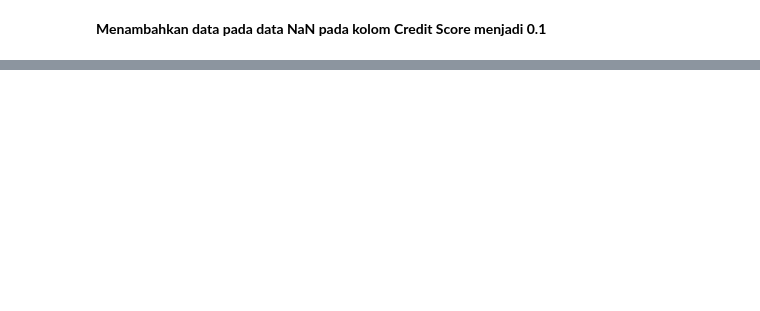
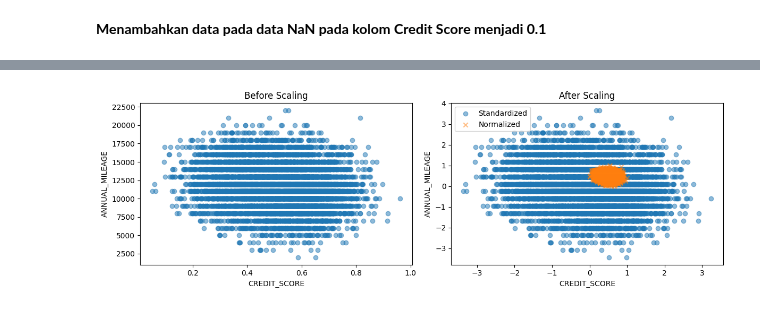
Before and after one commit to adhwngs/DataSains, a Jupyter notebook: UTS_Fahmi_Adhiwangsa_1103204142.ipynb, the cells around one changed output, grey strips where cells are left out. Saved outputs shown, nothing was run; the diff lists cells and outputs as text; code cells hidden in the pictures; blank space fills up the shorter version.

```diff
--- a/UTS_Fahmi_Adhiwangsa_1103204142.ipynb
+++ b/UTS_Fahmi_Adhiwangsa_1103204142.ipynb
@@ -205,0 +389,45 @@ df.head(100)
+# %%
+import pandas as pd
+import matplotlib.pyplot as plt
+from sklearn.preprocessing import StandardScaler, MinMaxScaler
+
+# Load the dataset
+data = pd.read_csv("Car_Insurance_Claim.csv")
+
+# Extract the numeric features you want to scale and compare
+numeric_features = data[['CREDIT_SCORE', 'ANNUAL_MILEAGE']]
+
+# Visualization before scaling
+plt.figure(figsize=(12, 4))
+plt.subplot(121)
+plt.title("Before Scaling")
+plt.scatter(data['CREDIT_SCORE'], data['ANNUAL_MILEAGE'], alpha=0.5)
+plt.xlabel("CREDIT_SCORE")
+plt.ylabel("ANNUAL_MILEAGE")
+
+# Standardization
+scaler_standard = StandardScaler()
+scaled_standard = scaler_standard.fit_transform(numeric_features)
+data['CREDIT_SCORE_Standardized'], data['Annual_Premium_Standardized'] = scaled_standard[:, 0], scaled_standard[:, 1]
+
+# Normalization (Min-Max Scaling)
+scaler_minmax = MinMaxScaler()
+scaled_minmax = scaler_minmax.fit_transform(numeric_features)
+data['CREDIT_SCORE_Normalized'], data['Annual_Premium_Normalized'] = scaled_minmax[:, 0], scaled_minmax[:, 1]
+
+# Visualization after scaling
+plt.subplot(122)
+plt.title("After Scaling")
+plt.scatter(data['CREDIT_SCORE_Standardized'], data['Annual_Premium_Standardized'], alpha=0.5, label='Standardized', marker='o')
+plt.scatter(data['CREDIT_SCORE_Normalized'], data['Annual_Premium_Normalized'], alpha=0.5, label='Normalized', marker='x')
+plt.xlabel("CREDIT_SCORE")
+plt.ylabel("ANNUAL_MILEAGE")
+plt.legend()
+
+plt.tight_layout()
+plt.show()
+
+# Save the scaled data to a new CSV file if needed
+data.to_csv("Car_Insurance_Claim_Scaled.csv", index=False)
+# %% [output]
+[figure, added]
```
Also changed, not shown: parts of 25 cells of this notebook.
